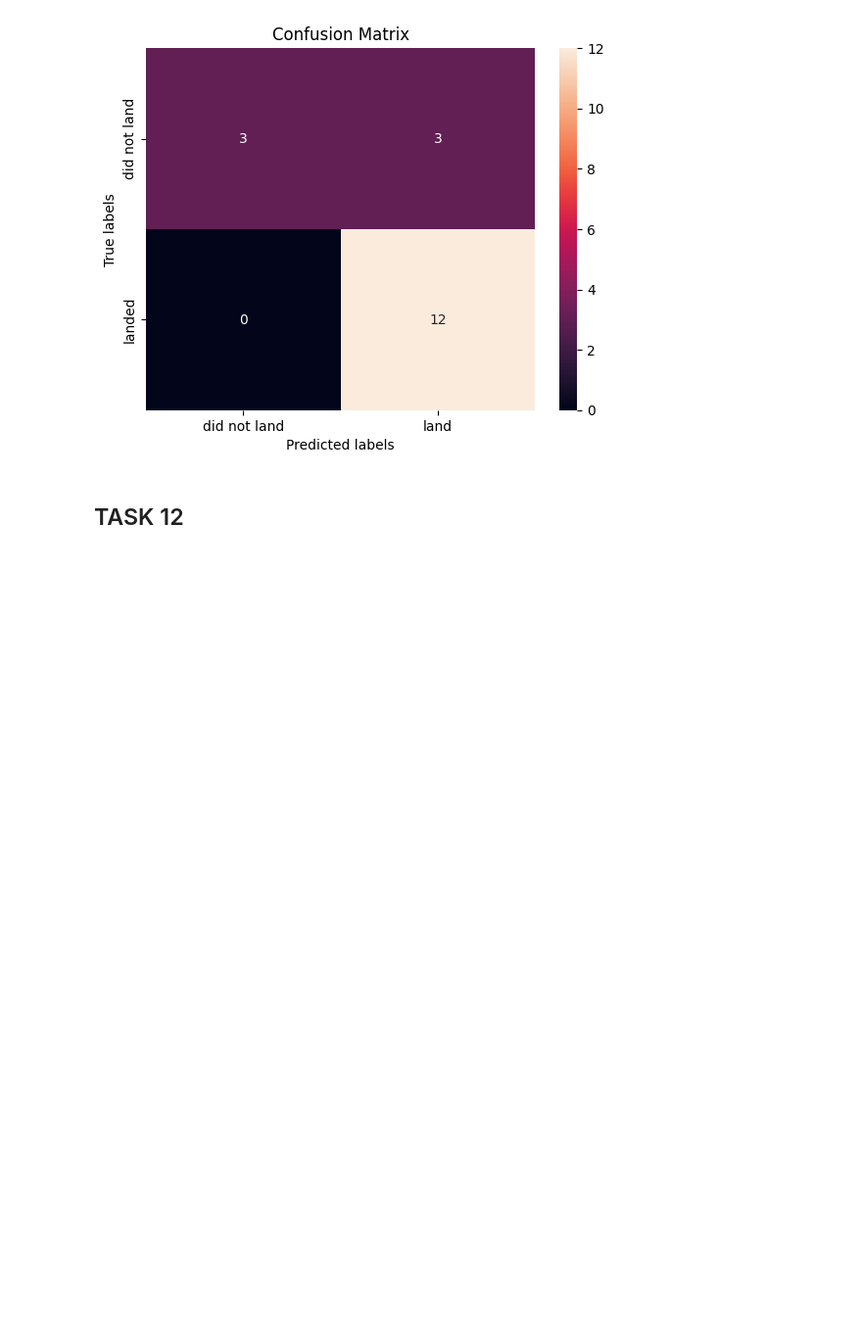
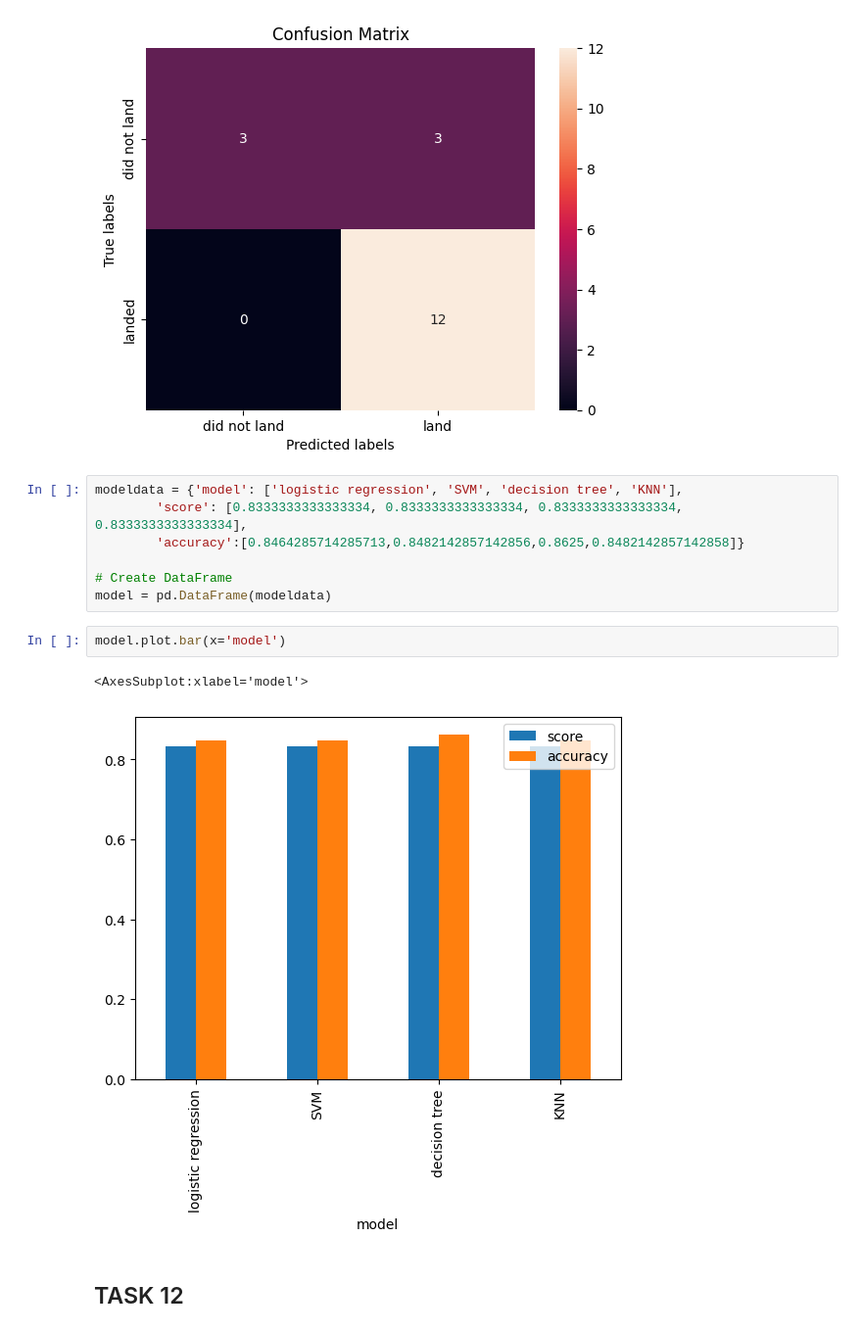
Before and after one commit to heihei0314/IBMCapstone, a Jupyter notebook: SpaceX_Machine Learning Prediction_Part_5.ipynb, the cells around one changed output. Shown: that part at 98% size. Drawn from its saved outputs; the diff is of its cells as text; blank space fills up the shorter version.

```diff
--- a/SpaceX_Machine Learning Prediction_Part_5.ipynb
+++ b/SpaceX_Machine Learning Prediction_Part_5.ipynb
@@ -371,6 +371,18 @@ yhat = knn_cv.predict(X_test)
 plot_confusion_matrix(Y_test,yhat)
 # %% [output]
 [figure]
+# %%
+modeldata = {'model': ['logistic regression', 'SVM', 'decision tree', 'KNN'],
+        'score': [0.8333333333333334, 0.8333333333333334, 0.8333333333333334, 0.8333333333333334],
+		'accuracy':[0.8464285714285713,0.8482142857142856,0.8625,0.8482142857142858]}
+
+# Create DataFrame
+model = pd.DataFrame(modeldata)
+# %%
+model.plot.bar(x='model')
+# %% [output]
+<AxesSubplot:xlabel='model'>
+[figure, added]
 # %% [markdown]
 ## TASK  12
 # %% [markdown]
```
Also changed, not shown: parts of 7 cells of this notebook.
